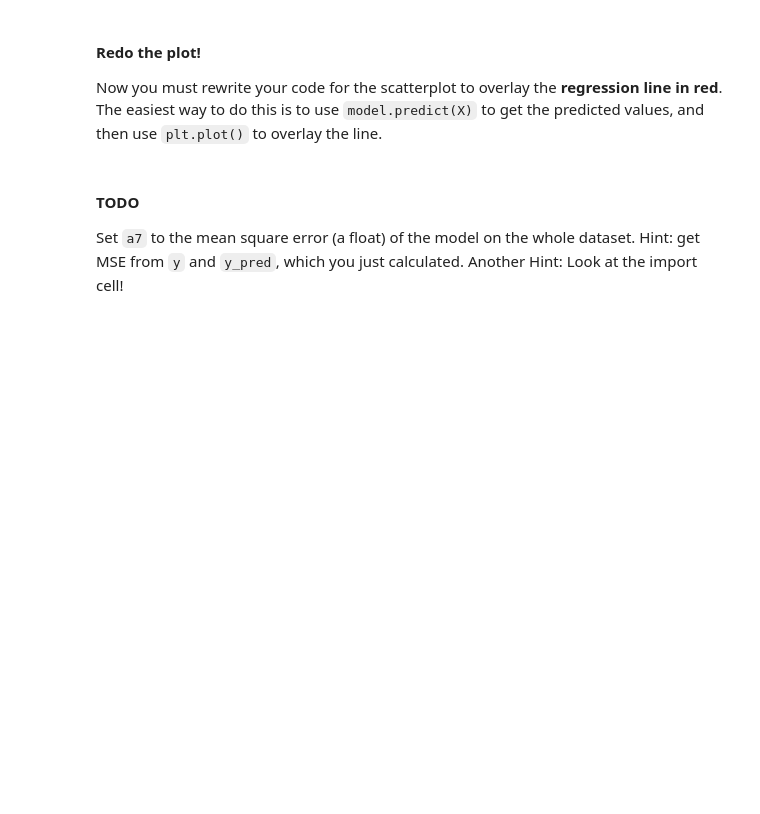
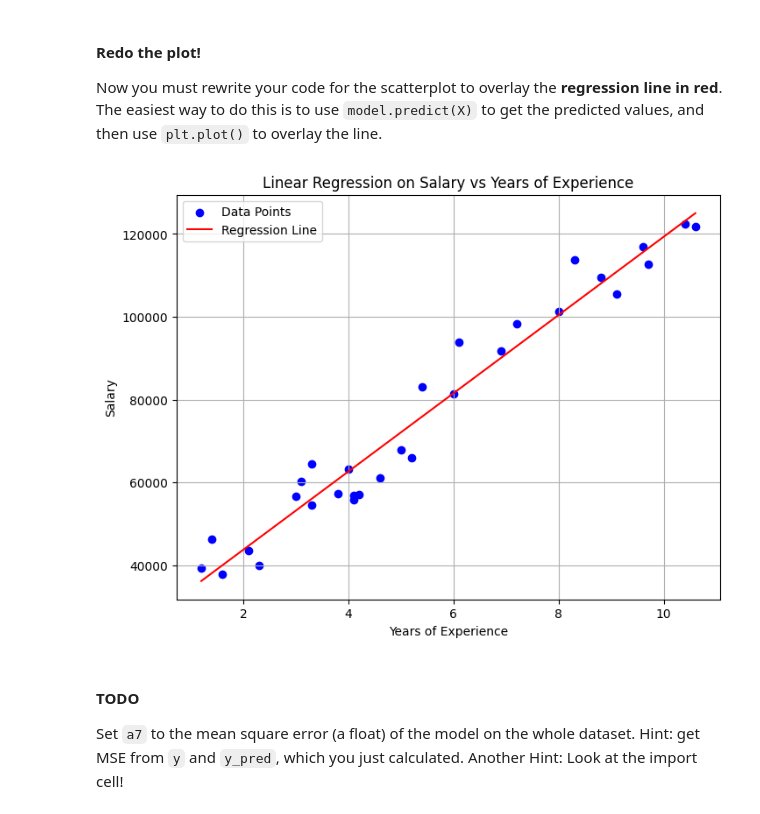
Before and after one commit to waysnyder/Module-3-Assignments, a Jupyter notebook: Homework_01.ipynb, the cells around one changed output. Cells and saved outputs as stored; diff of their text form; code cells hidden in the pictures; blank space fills up the shorter version.

```diff
--- a/Homework_01.ipynb
+++ b/Homework_01.ipynb
@@ -217,9 +308,17 @@ Train your model on the whole dataset, and set `a5` to the intercept (a float)
 # %%
 # Your code here
 
+# import libraries
+import numpy as np
+import matplotlib.pyplot as plt
+from sklearn.linear_model import LinearRegression
 
+model = LinearRegression()
+model.fit(X,y)
 
-a5 = 0.0          # replace 0.0 with an expression returning the intercept value
+y_pred = model.predict(X)
+
+a5 = float(model.intercept_)        # replace 0.0 with an expression returning the intercept value
 # %%
 # Graded Answer
 # DO NOT change this cell in any way
@@ -249,6 +348,17 @@ Now you must rewrite your code for the scatterplot to overlay the **regression l
 is to  use `model.predict(X)` to get the predicted values, and then use `plt.plot()` to overlay the line.
 # %%
 # Your code here (not graded)
+plt.figure(figsize=(8,6))
+plt.scatter(X,y, color = "blue", label = "Data Points")
+plt.plot(X,y_pred, color = "red", label = "Regression Line")
+plt.title("Linear Regression on Salary vs Years of Experience")
+plt.xlabel("Years of Experience")
+plt.ylabel("Salary")
+plt.legend()
+plt.grid(True)
+plt.show()
+# %% [output]
+[figure, added]
 # %% [markdown]
 #### TODO
 
```
Also changed, not shown: parts of 30 cells of this notebook, 1 other file.
